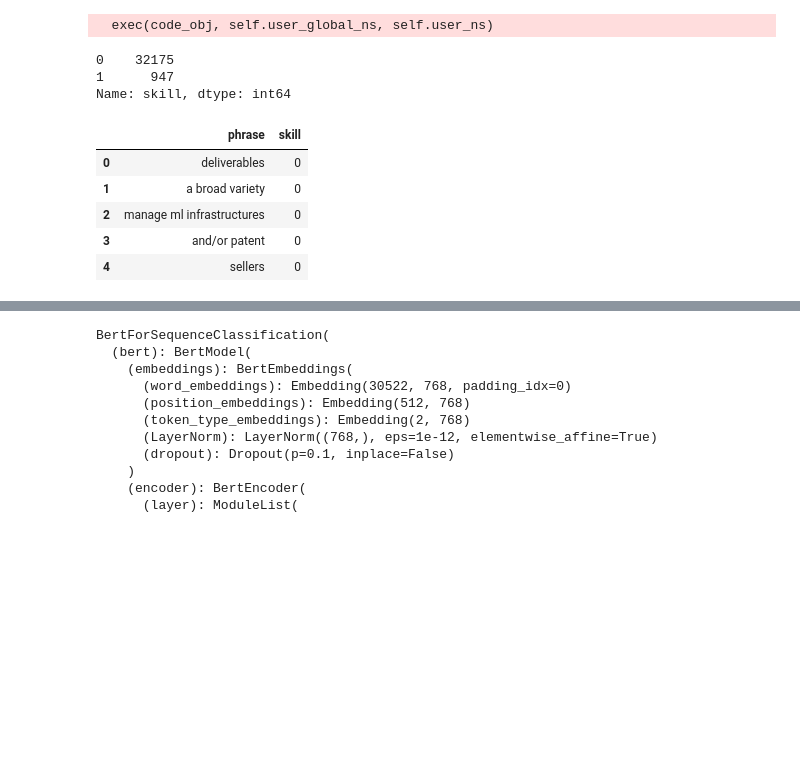
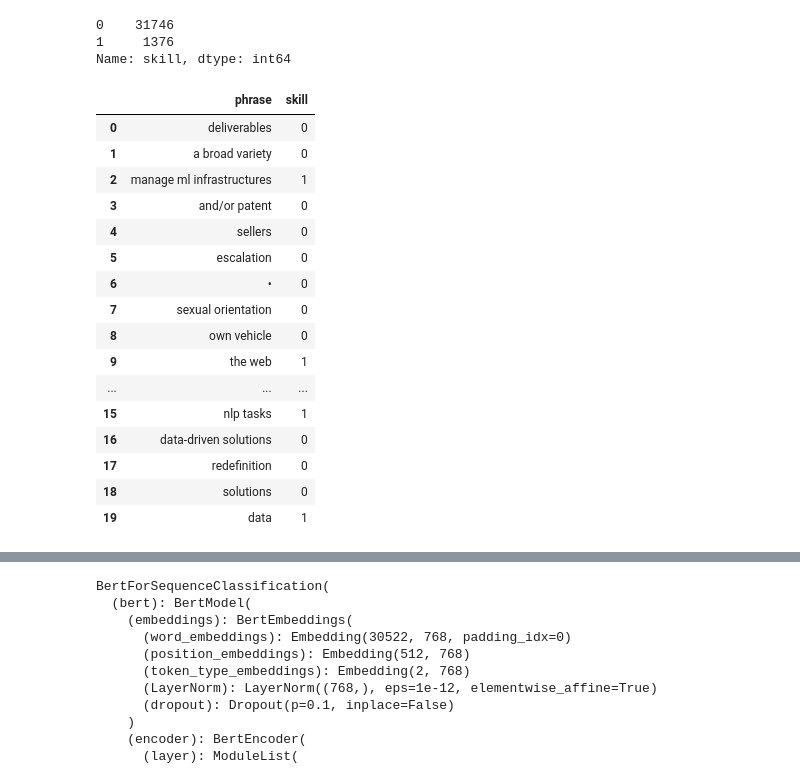
Before and after one commit to Toadoum/STEM-Away-Job, a Jupyter notebook: FineTune_BERT_Model_STEM_Away.ipynb, the cells around one changed output, grey strips where cells are left out. Cells and saved outputs as stored; diff of their text form; code cells hidden in the pictures; blank space fills up the shorter version.

```diff
--- a/FineTune_BERT_Model_STEM_Away.ipynb
+++ b/FineTune_BERT_Model_STEM_Away.ipynb
@@ -30,24 +34,33 @@ Mounted at /content/drive
 # %%
-data = pd.read_csv('/content/drive/My Drive/STEMAway/train_skills_labeled.csv', error_bad_lines = True)
+data = pd.read_csv('/content/train_skills_labeled1 - train_skills_labeled.csv', error_bad_lines = True)
-# %% [output]
-  exec(code_obj, self.user_global_ns, self.user_ns)
 # %%
 data['skill'].value_counts()
 # %% [output]
-0    32175
-1      947
+0    31746
+1     1376
 Name: skill, dtype: int64
 # %%
 data = data[['phrase','skill']]
-data = data[0:1000]
-data.head()
+data=data[0:1500]
+data.head(20)
 # %% [output]
 |  | phrase | skill |
 | 0 | deliverables | 0 |
 | 1 | a broad variety | 0 |
-| 2 | manage ml infrastructures | 0 |
+| 2 | manage ml infrastructures | 1 |
 | 3 | and/or patent | 0 |
 | 4 | sellers | 0 |
+| 5 | escalation | 0 |
+| 6 | • | 0 |
+| 7 | sexual orientation | 0 |
+| 8 | own vehicle | 0 |
+| 9 | the web | 1 |
+| ... | ... | ... |
+| 15 | nlp tasks | 1 |
+| 16 | data-driven solutions | 0 |
+| 17 | redefinition | 0 |
+| 18 | solutions | 0 |
+| 19 | data | 1 |
 # %%
 import numpy as np
 from sklearn.model_selection import train_test_split
```
Also changed, not shown: parts of 12 cells of this notebook.
